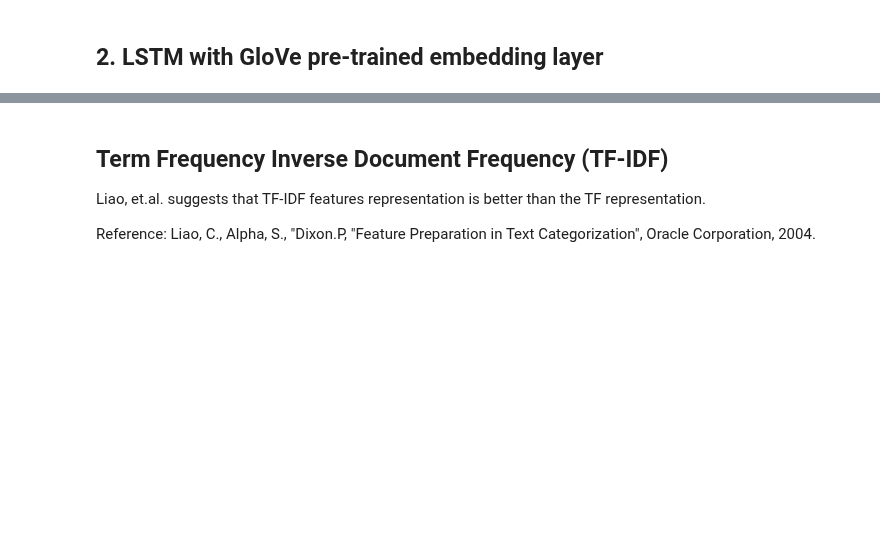
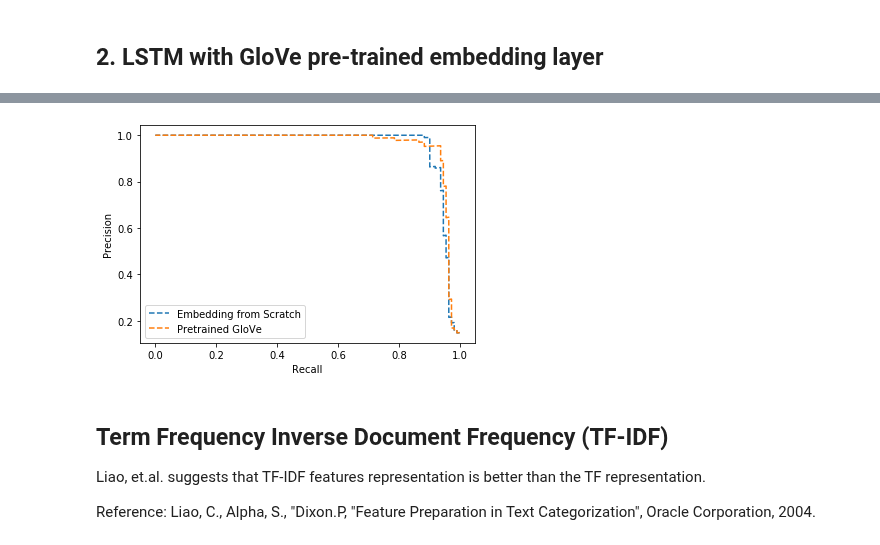
Before and after one commit to ECS171-Project/Final-project, a Jupyter notebook: Spam Classifier with ANN.ipynb, the cells around one changed output, grey strips where cells are left out. Saved outputs shown, nothing was run; the diff lists cells and outputs as text; code cells hidden in the pictures; blank space fills up the shorter version.

```diff
--- a/Spam Classifier with ANN.ipynb
+++ b/Spam Classifier with ANN.ipynb
@@ -241,3 +364,16 @@ weighted avg       0.99      0.99      0.99       836
+# %%
+# Plot the precision and recall plot
+plt.plot(rc, pr, linestyle='--', label='Embedding from Scratch')
+plt.plot(rc2, pr2, linestyle='--', label='Pretrained GloVe')
+# axis labels
+plt.xlabel('Recall')
+plt.ylabel('Precision')
+# show the legend
+plt.legend()
+# show the plot
+plt.show()
+# %% [output]
+[figure, added]
 # %% [markdown]
 ## Term Frequency Inverse Document Frequency (TF-IDF)
 Liao, et.al. suggests that TF-IDF features representation is better than the TF representation.
```
Also changed, not shown: parts of 14 cells of this notebook, 1 other file.
